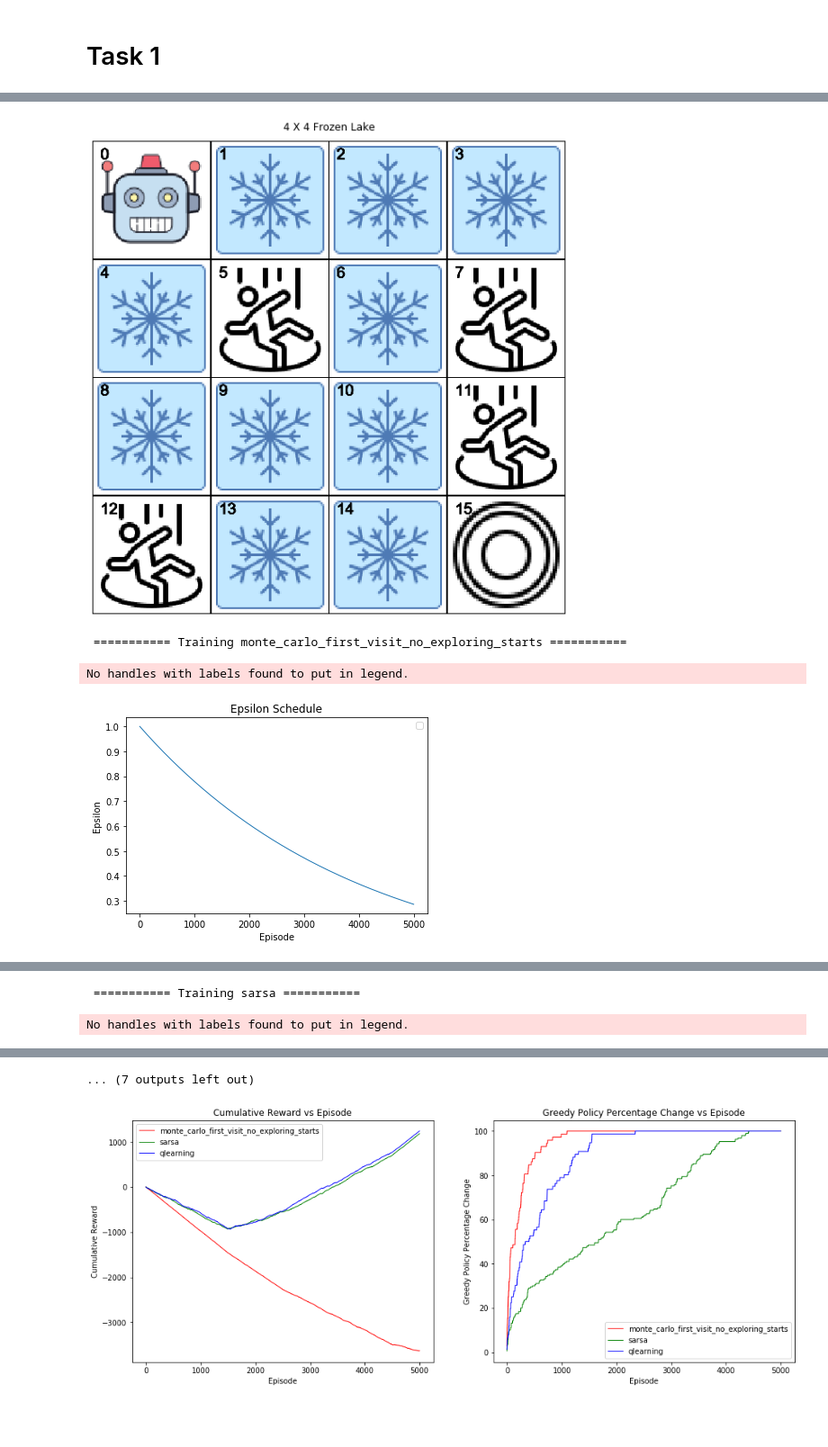
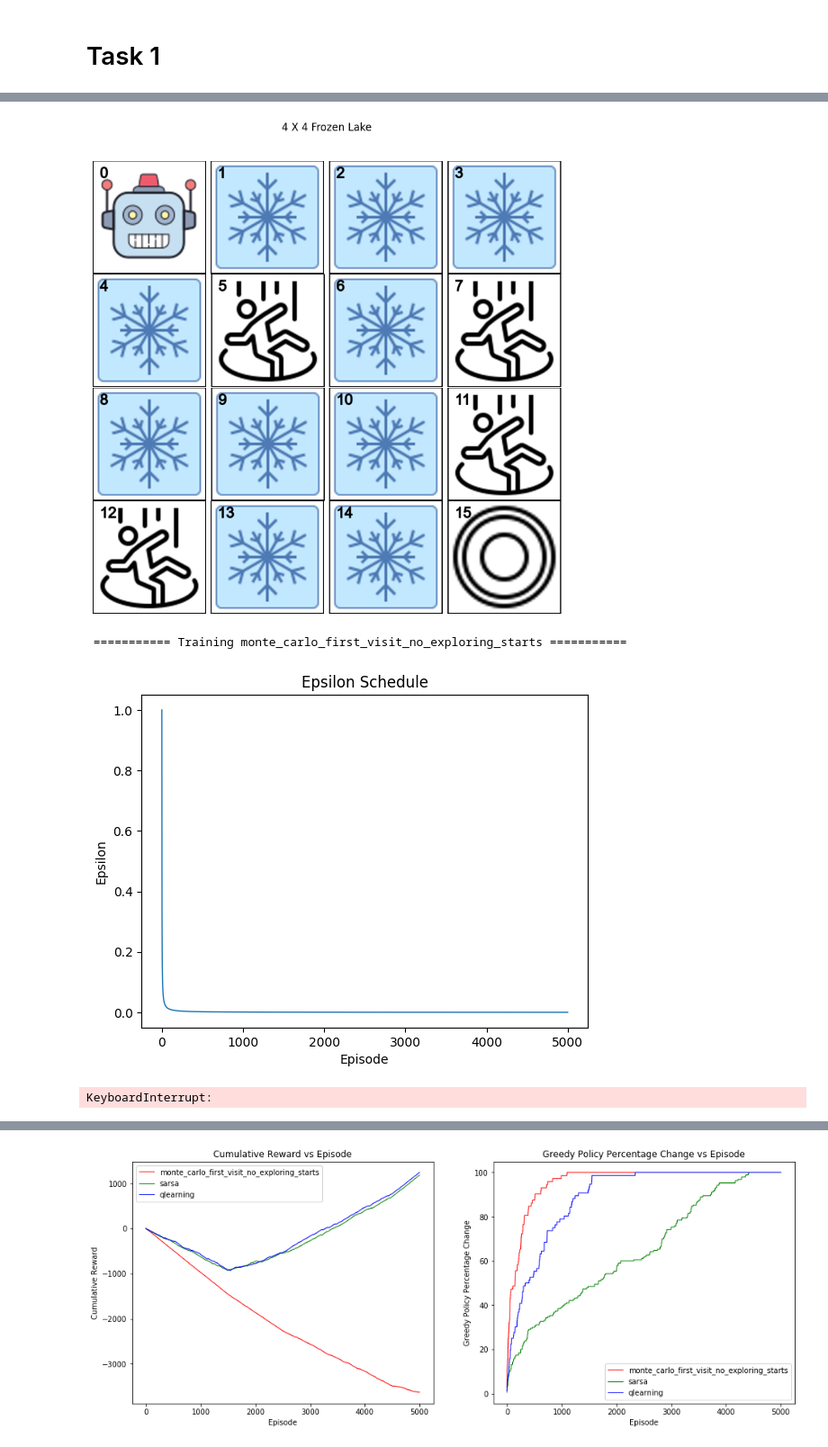
Before and after one commit to ngzhili/FrozenLake-Reinforcement-Learning, a Jupyter notebook: A0201748H_ME5406_Project1_Code.ipynb, the cells around one changed output, grey strips where cells are left out. Shown at 90% size. Cells and saved outputs as stored; diff of their text form; code cells hidden in the pictures; blank space fills up the shorter version.

```diff
--- a/A0201748H_ME5406_Project1_Code.ipynb
+++ b/A0201748H_ME5406_Project1_Code.ipynb
@@ -1225,43 +1323,46 @@ combined_cumulative_reward_list = []
 combined_goal_percentage_reached_dict = []
 
 num_episodes = 5000
-epsilon = 1
-epsilon_schedule = 'exponential_decay' #'linear_drop' #'interval' #'exponential_decay'
+epsilon = 0.1
+epsilon_schedule = 'inverse' #'constant' #'interval' #'linear_drop' #'interval' #'exponential_decay'
 epsilon_decay = 0.99975
 discount_factor = 0.9
 learning_rate = 0.1
+epsilon_interval={0:1,0.5:0.5,0.9:0.1}
 
 for algorithm in algorithm_list:
     if algorithm == "monte_carlo_first_visit_no_exploring_starts":
         total_reward_list, cumulative_reward_list, \
         policy_diff_list, goal_percentage_reached_dict = env.train(algorithm=algorithm,
                                                                     num_episodes=num_episodes,
                                                                     epsilon_schedule=epsilon_schedule,
                                                                     epsilon=epsilon,
                                                                     epsilon_decay=epsilon_decay,
                                                                     discount_factor=discount_factor,
+                                                                    epsilon_interval=epsilon_interval,
                                                                     show_lake=True,
                                                                     show_greedy_policy=True,
                                                                     print_q_table=True,
                                                                     plot_graph=True)
     else:
         total_reward_list, cumulative_reward_list, \
             policy_diff_list, goal_percentage_reached_dict = env.train(algorithm=algorithm,
                                                                         num_episodes=num_episodes,
                                                                         epsilon_schedule=epsilon_schedule,
                                                                         epsilon=epsilon,
                                                                         epsilon_decay=epsilon_decay,
                                                                         discount_factor=discount_factor,
+                                                                        epsilon_interval=epsilon_interval,
                                                                         learning_rate=learning_rate,
                                                                         show_greedy_policy=True,
                                                                         print_q_table=True,
                                                                         plot_graph=True)
     combined_total_reward_list.append(total_reward_list)
     combined_cumulative_reward_list.append(cumulative_reward_list)
     combined_policy_diff_list.append(policy_diff_list)
     combined_goal_percentage_reached_dict.append(goal_percentage_reached_dict)
 # %% [output]
-[figure, old version]
+[figure, new version]
  =========== Training monte_carlo_first_visit_no_exploring_starts ===========
+[figure, new version]
-No handles with labels found to put in legend.
+KeyboardInterrupt:
-[figure, old version]
@@ -1287,2 +1368,0 @@ No handles with labels found to put in legend.
- =========== Training sarsa ===========
-No handles with labels found to put in legend.
@@ -1308,4 +1369,3 @@ No handles with labels found to put in legend.
-... (7 outputs left out)
 # %%
 plot_combined_performance_graphs(combined_cumulative_reward_list, combined_policy_diff_list, combined_goal_percentage_reached_dict, algorithm_list)
 # %% [output]
```
Also changed, not shown: parts of 12 cells of this notebook, 1 other file.
